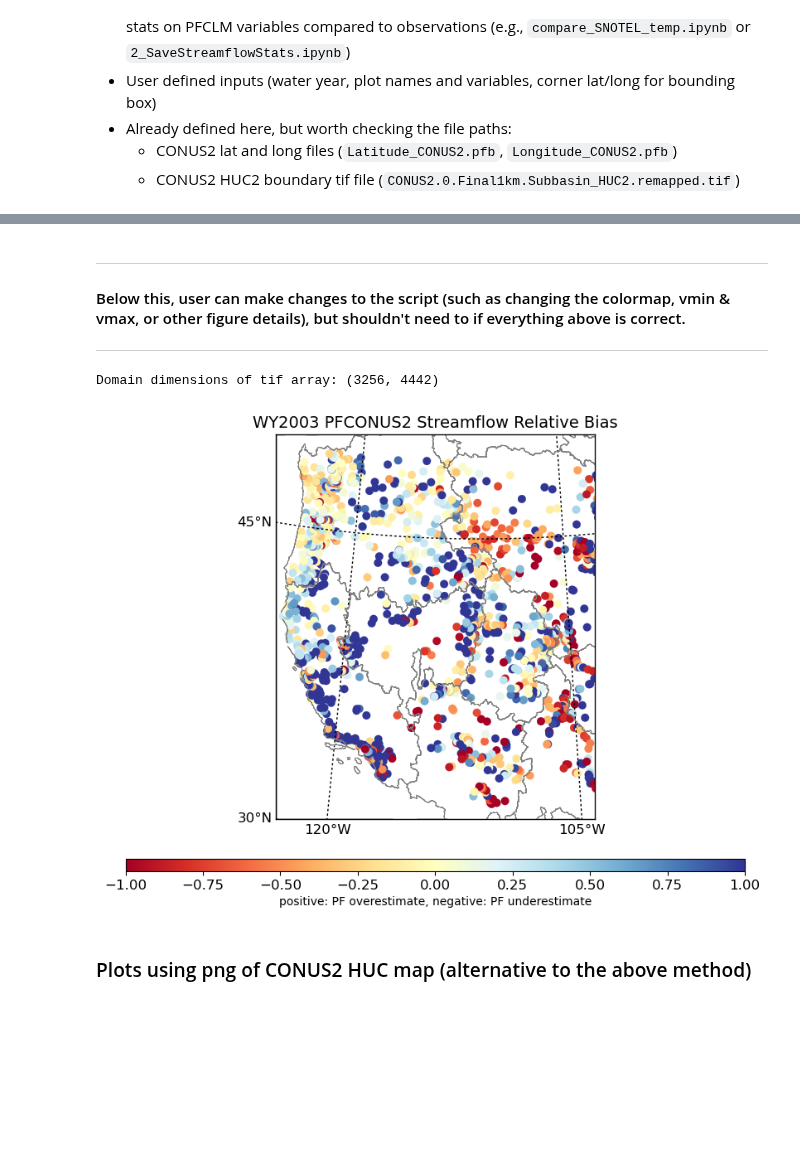
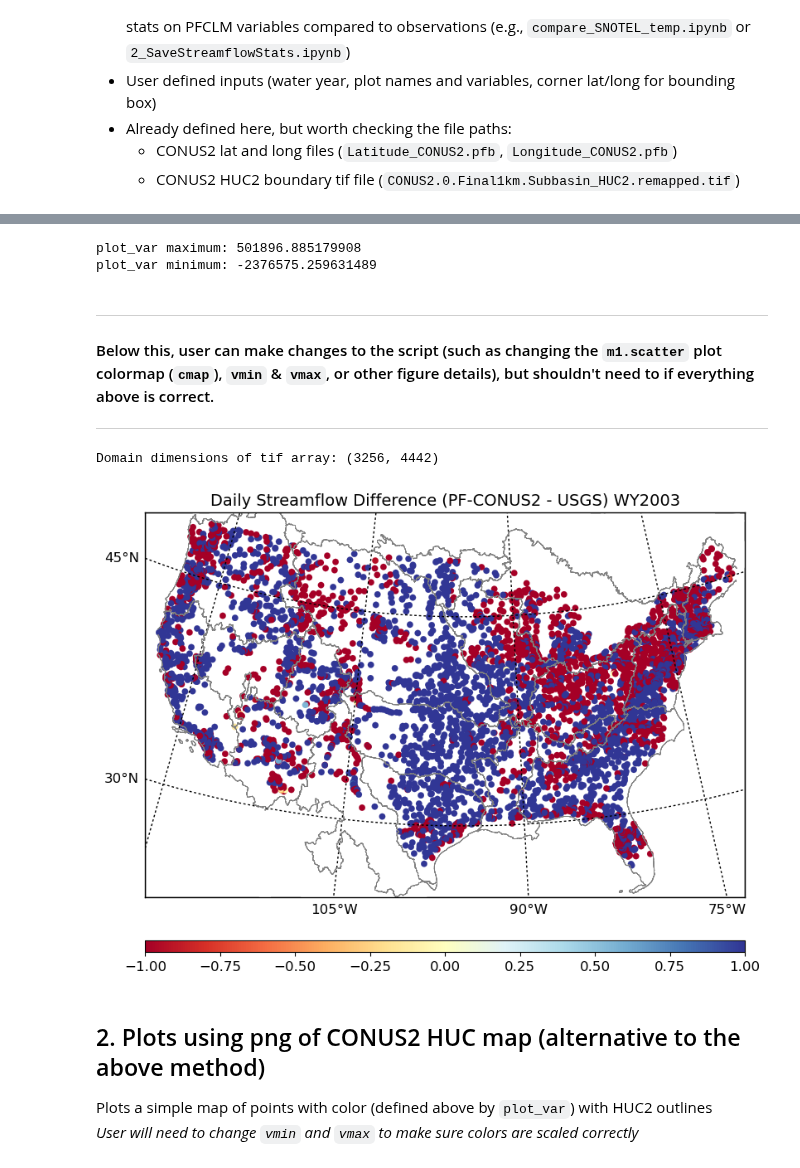
Before and after one commit to danielletijerina/PFCONUS2-analysis, a Jupyter notebook: scripts/Validation/mapping_scripts/Vis_Detail_Map_with_HUC2s.ipynb, the cells around one changed output, grey strips where cells are left out. Drawn from its saved outputs; the diff is of its cells as text; code cells hidden in the pictures; blank space fills up the shorter version.

Commit message:
worked on streamflow and regional plotting

```diff
--- a/scripts/Validation/mapping_scripts/Vis_Detail_Map_with_HUC2s.ipynb
+++ b/scripts/Validation/mapping_scripts/Vis_Detail_Map_with_HUC2s.ipynb
@@ -63,14 +59,15 @@ plot_dir = '/hydrodata/temp/CONUS2_transfers/CONUS2/spinup_WY2003/spinup_Validat
 #plot_dir = '/hydrodata/temp/CONUS2_transfers/CONUS2/spinup_WY2003/spinup_Validation/SNOTEL/precip_temp/Figures/summary_plots_precip'
 
 ## Variable you want to plot (this will show up as the scatter plot colormap) ##
-plot_var = stats_df['bias']
+plot_var = stats_df['pf_minus_obs']
 
 ## Plot title ##
-plot_title = f'WY{water_year} PFCONUS2 Streamflow Relative Bias'
+plot_title = f'Daily Streamflow Difference (PF-CONUS2 - USGS) WY{water_year}'
+#plot_title = f'WY{water_year} PFCONUS2 Streamflow Relative Bias'
 #plot_title = f'WY{water_year} CW3E vs SNOTEL Precip Relative Bias'
 
 ## Name of file for plot to save ##
-plot_to_save = f'PFCONUS2_streamflow_RelBias_Map_WY{water_year}_WesternUSMap.png'#HUC2boundaries.png'
+plot_to_save = f'PFCONUS2_StreamflowDiff_PF-USGS_WY{water_year}.png'#HUC2boundaries.png'
 #plot_to_save = f'CW3E_SNOTEL_precip_WY{water_year}_RelBias_WesternUSMap.png'
 
 print(f'Figure will be saved as: {plot_to_save}')
@@ -83,16 +85,32 @@ in the directory: /hydrodata/temp/CONUS2_transfers/CONUS2/spinup_WY2003/spinup_V
 # CONUS2: ur_lat = 49, ur_lon = -64, ll_lat = 22, ll_lon = -119 (this cuts part of the Columbia R Basin now)
 # CONUS2: central_lon = -95, no central latitude
 
-ll_lon = -123
-ll_lat = 30
-ur_lon = -102
-ur_lat = 50
-# central lat and long, good for if you want to zoom in on an area (e.g. western US)
-central_lat = 40
-central_lon = -111
+### CONUS2 MAP ###
+ll_lon = -119
+ll_lat = 22
+ur_lon = -64
+ur_lat = 49
+# central lat and long
+central_lon = -95
+
+### WESTERN US REGIONAL MAP ###
+# ll_lon = -123
+# ll_lat = 30
+# ur_lon = -102
+# ur_lat = 50
+# # central lat and long, good for if you want to zoom in on an area (e.g. western US)
+# central_lat = 40
+# central_lon = -111
+# %%
+# Maybe helpful for vmin and vmax
+print(f'plot_var maximum: {plot_var.max()}')
+print(f'plot_var minimum: {plot_var.min()}')
+# %% [output]
+plot_var maximum: 501896.885179908
+plot_var minimum: -2376575.259631489
 # %% [markdown]
 _________________
-#### Below this, user can make changes to the script (such as changing the colormap, vmin & vmax, or other figure details), but shouldn't need to if everything above is correct.
+#### Below this, user can make changes to the script (such as changing the `m1.scatter` plot colormap (`cmap`), `vmin` & `vmax`, or other figure details), but shouldn't need to if everything above is correct.
 _________________
 # %%
 #CONUS2 coordinates
@@ -115,46 +133,46 @@ fig, ax1 = plt.subplots(1,1,figsize=(8,6),constrained_layout=True)
 
 # these lat/long coordinates are boundaries of map to visualize (defined above)
 m1 = Basemap(llcrnrlon=ll_lon,llcrnrlat=ll_lat,urcrnrlon=ur_lon,urcrnrlat=ur_lat,\
-             projection='lcc',lat_1=33,lat_2=45,lon_0=central_lon, lat_0 = central_lat, ax=ax1)
+             projection='lcc',lat_1=33,lat_2=45,lon_0=central_lon, ax=ax1) #  lat_0 = central_lat,  (not used for CONUS, but need for WESTERN US)
 
 
 #point coordinates for what is being mapped
 lons1, lats1 = m1(stats_df.longitude,stats_df.latitude)
 
 lons_basin, lats_basin = m1(lons_CONUS2,lats_CONUS2)
 
 ##Draw coastlines & countries
 #m1.drawcoastlines(color='k',linewidth=0.8)
 #m1.drawcountries(color='k',linewidth=0.8)
 
 #Draw parallels and meridians
 m1.drawparallels(np.arange(-90.,91.,15.),labels=[True,False,False,False],dashes=[2,2],fontsize=12)
 m1.drawmeridians(np.arange(-180.,181.,15.),labels=[False,False,False,True],dashes=[2,2],fontsize=12)
 
 m1.fillcontinents(color='white',lake_color='white')
 m1.drawmapboundary(fill_color='white')
 
-im1 = m1.scatter(lons1,lats1,c=plot_var,s=50,linewidths=0.1,cmap='RdYlBu',vmin = -1, vmax = 1)#,alpha=.9
+im1 = m1.scatter(lons1,lats1,c=plot_var,s=30,linewidths=0.1,cmap='RdYlBu',vmin = -1, vmax = 1)# ,alpha=.9
 
 ax1.set_title(plot_title,fontsize=14)
 
-cbar1 = plt.colorbar(im1,ax=ax1,shrink=1,aspect=50,orientation='horizontal',\
-                     label = 'positive: PF overestimate, negative: PF underestimate')#,
+cbar1 = plt.colorbar(im1,ax=ax1,shrink=1,aspect=50,orientation='horizontal')#,\
+                     #label = 'positive: PF overestimate, negative: PF underestimate')#,
 cbar1.ax.tick_params(labelsize=12)
 
 #Draw river basins
 for water_basin_index in range(1,19):
     mask_index = np.where(tiff_numpy==water_basin_index)
     mask_arr = np.zeros([tiff_numpy.shape[0],tiff_numpy.shape[1]])
     mask_arr[mask_index] = 1
 
     m1.contour(lons_basin,lats_basin,mask_arr,colors='grey',linewidths=0.5)
 
-plt.savefig(f'{plot_dir}/{plot_to_save}',\
+plt.savefig(f'{plot_dir}/DetailMap_{plot_to_save}',\
             dpi = 200, facecolor='white', transparent=False, bbox_inches="tight")
-
-plt.show()
 # %% [output]
-[figure, old version]
+[figure, new version]
 # %% [markdown]
-### Plots using png of CONUS2 HUC map (alternative to the above method)
+## 2. Plots using png of CONUS2 HUC map (alternative to the above method)
+Plots a simple map of points with color (defined above by `plot_var`) with HUC2 outlines
+*User will need to change `vmin` and `vmax` to make sure colors are scaled correctly*
```
Also changed, not shown: parts of 18 cells of this notebook, 4 other files.
